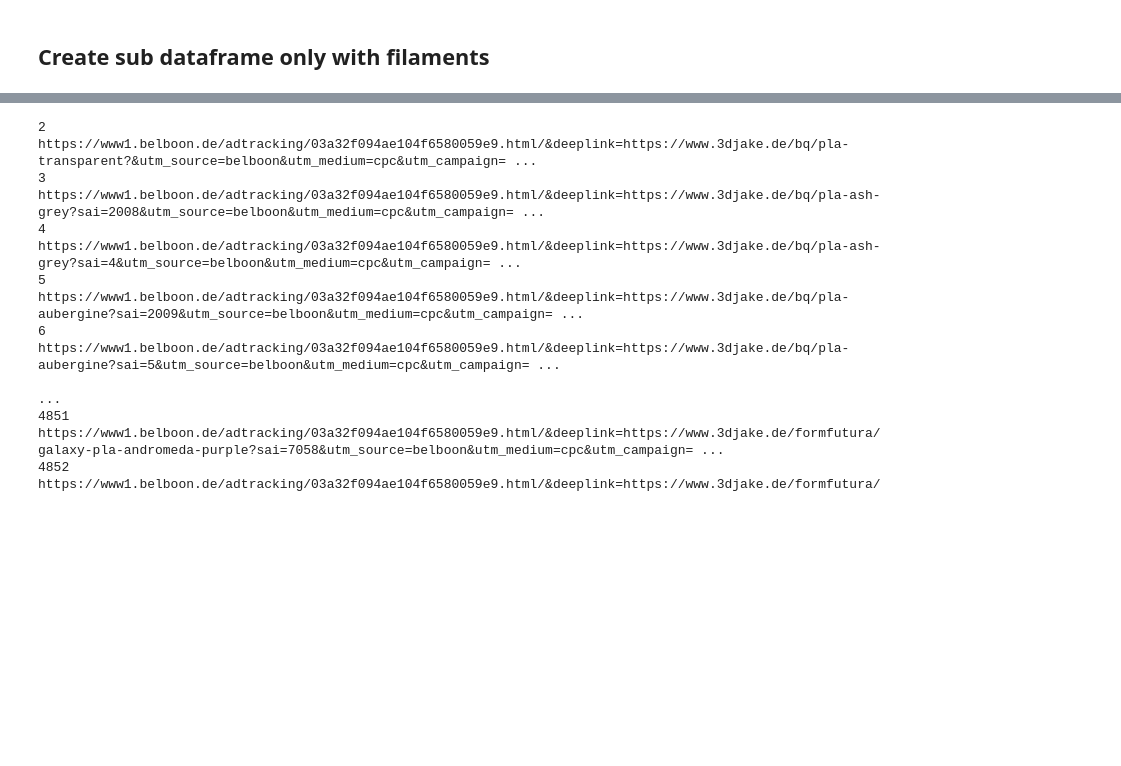
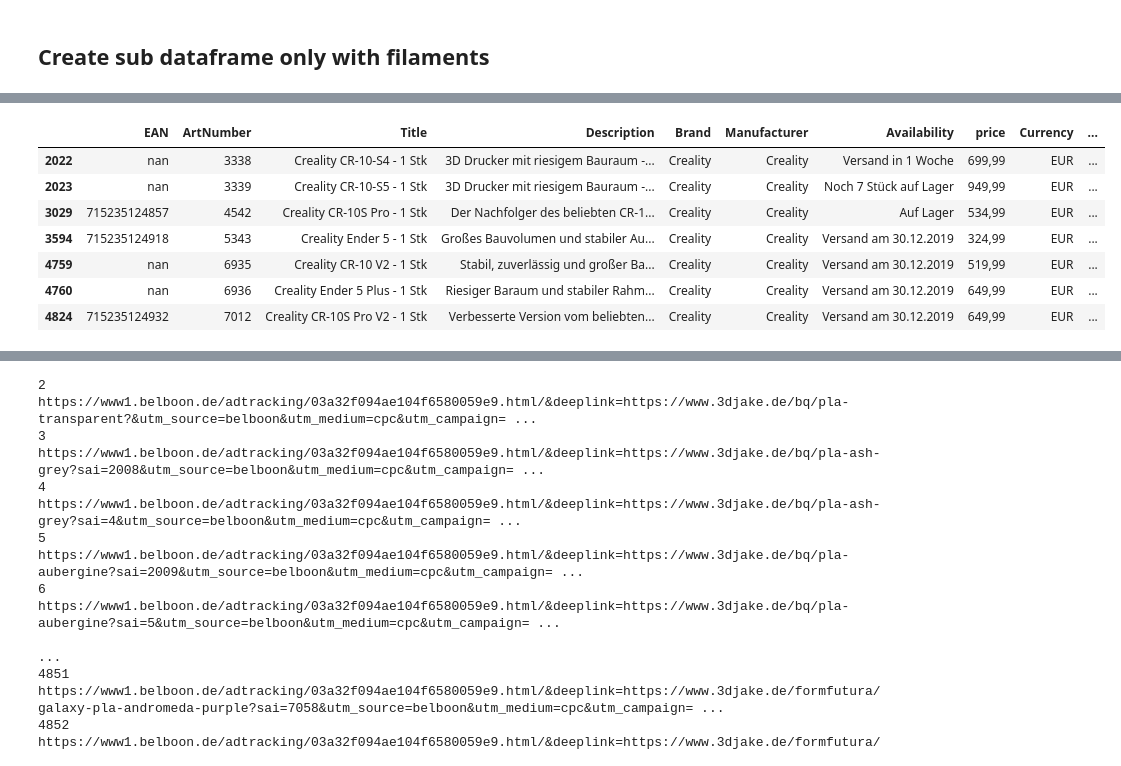
Before and after one commit to subrockmann/product-cleaner, a Jupyter notebook: 3djake Produktdaten.ipynb, the cells around one changed output, grey strips where cells are left out. Cells and saved outputs as stored; diff of their text form; code cells hidden in the pictures; blank space fills up the shorter version.

```diff
--- a/3djake Produktdaten.ipynb
+++ b/3djake Produktdaten.ipynb
@@ -160,0 +192,11 @@ filament_df
+# %%
+no_diameter[no_diameter.Brand =='Creality']
+# %% [output]
+|  | EAN | ArtNumber | Title | Description | Brand | Manufacturer | Availability | price | Currency | ... |
+| 2022 | nan | 3338 | Creality CR-10-S4 - 1 Stk | 3D Drucker mit riesigem Bauraum -... | Creality | Creality | Versand in 1 Woche | 699,99 | EUR | ... |
+| 2023 | nan | 3339 | Creality CR-10-S5 - 1 Stk | 3D Drucker mit riesigem Bauraum -... | Creality | Creality | Noch 7 Stück auf Lager | 949,99 | EUR | ... |
+| 3029 | 715235124857 | 4542 | Creality CR-10S Pro - 1 Stk | Der Nachfolger des beliebten CR-1... | Creality | Creality | Auf Lager | 534,99 | EUR | ... |
+| 3594 | 715235124918 | 5343 | Creality Ender 5 - 1 Stk | Großes Bauvolumen und stabiler Au... | Creality | Creality | Versand am 30.12.2019 | 324,99 | EUR | ... |
+| 4759 | nan | 6935 | Creality CR-10 V2 - 1 Stk | Stabil, zuverlässig und großer Ba... | Creality | Creality | Versand am 30.12.2019 | 519,99 | EUR | ... |
+| 4760 | nan | 6936 | Creality Ender 5 Plus - 1 Stk | Riesiger Baraum und stabiler Rahm... | Creality | Creality | Versand am 30.12.2019 | 649,99 | EUR | ... |
+| 4824 | 715235124932 | 7012 | Creality CR-10S Pro V2 - 1 Stk | Verbesserte Version vom beliebten... | Creality | Creality | Versand am 30.12.2019 | 649,99 | EUR | ... |
```
Also changed, not shown: parts of 11 cells of this notebook.
